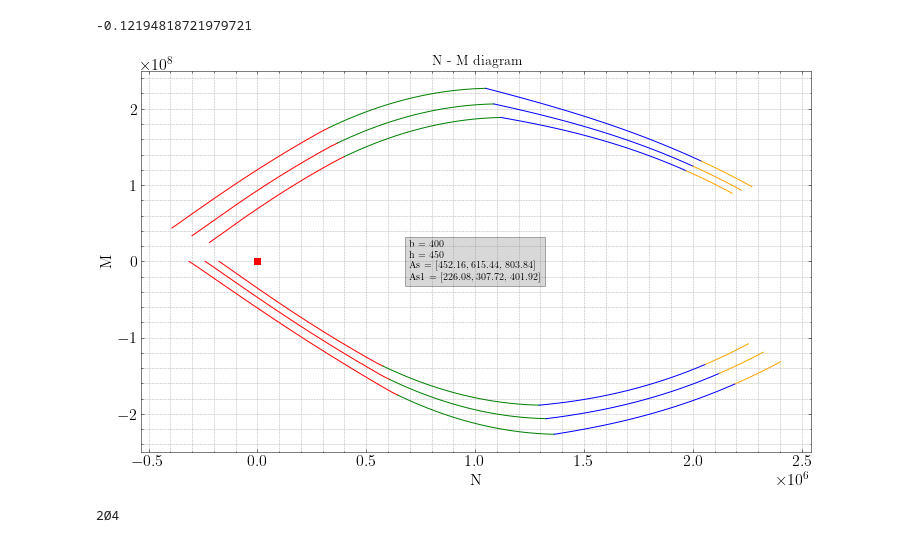
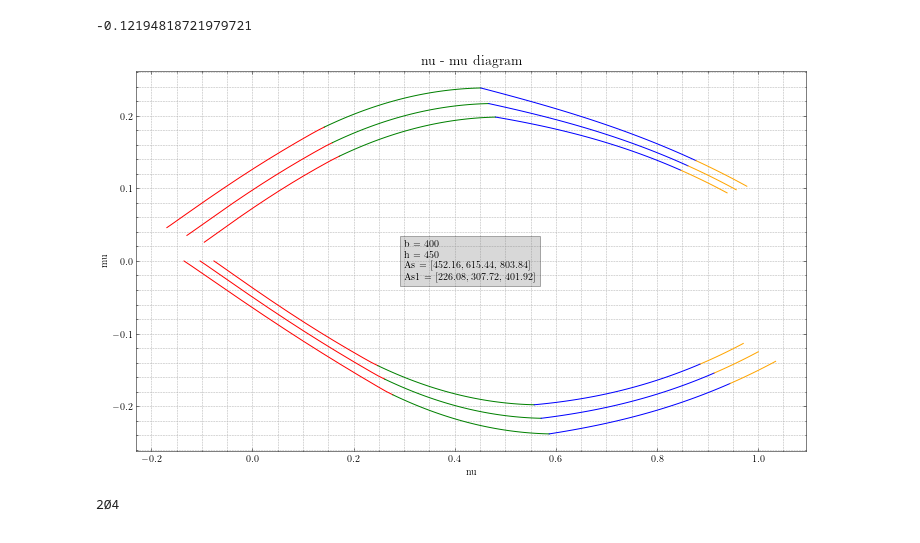
Before and after one commit to sononicola/Design-of-Concrete-Structures, a Jupyter notebook: M - N interaction diagram.ipynb, the cells around one changed output. Drawn from its saved outputs; the diff is of its cells as text; code cells hidden in the pictures.

```diff
--- a/M - N interaction diagram.ipynb
+++ b/M - N interaction diagram.ipynb
@@ -243,35 +248,36 @@ def interaction_diagram_multiple(
     y = "M" if NM else "mu"
 
     fig, ax = plt.subplots(1,1, figsize = (12, 7))
     ax.set_xlabel(x) # "r"$\bf" + x + r"}$""
     ax.set_ylabel(y)
     ax.grid("True",which="both",linestyle='dashed')
     ax.set_title(f"{x} - {y} diagram", fontsize=14)
     for area in range(len(multiple_strainDistribution)):
         for i in range(2,6): #(1,7) when finisched #TODO
             k = i - 2 # i -1 #togliere completamente k #TODO
             i = str(i)
             dic_up, dic_down = multiple_strainDistribution[area]
             ax.plot(dic_up[i][x],dic_up[i][y],dic_down[i][x],-dic_down[i][y],color=COLORS[k])
         #ax.plot([],[], label=f"Area: {area}")
     ax.text(
         x=0.4,
         y=0.5,
         s=f"b = {b}\nh = {h}\nAs   = {As_list} \nAs1 = {As1_list} ",
         horizontalalignment='left',
         verticalalignment='center',
         transform=ax.transAxes, #used to make x,y coords in global coordinates
         bbox=dict(facecolor='grey', alpha=0.3)
     )
     if NM_values:
         x_points = NM_values[0]
         y_points = NM_values[1]
         ax.plot(x_points, y_points,"rs")
 
+    #plt.savefig(f"{x}_{y}_diagram.pdf")
 #interaction_diagram_single(MN_up,MN_down)
-interaction_diagram_multiple(mult, NM = True, NM_values=[[1,3],[2,6]])
+interaction_diagram_multiple(mult, NM = False) # , NM_values=[[1,3],[2,6]]
 # %% [output]
-[figure, old version]
+[figure, new version]
 # %%
 from dataclasses import dataclass
 
```
Also changed, not shown: parts of 1 cell of this notebook.
